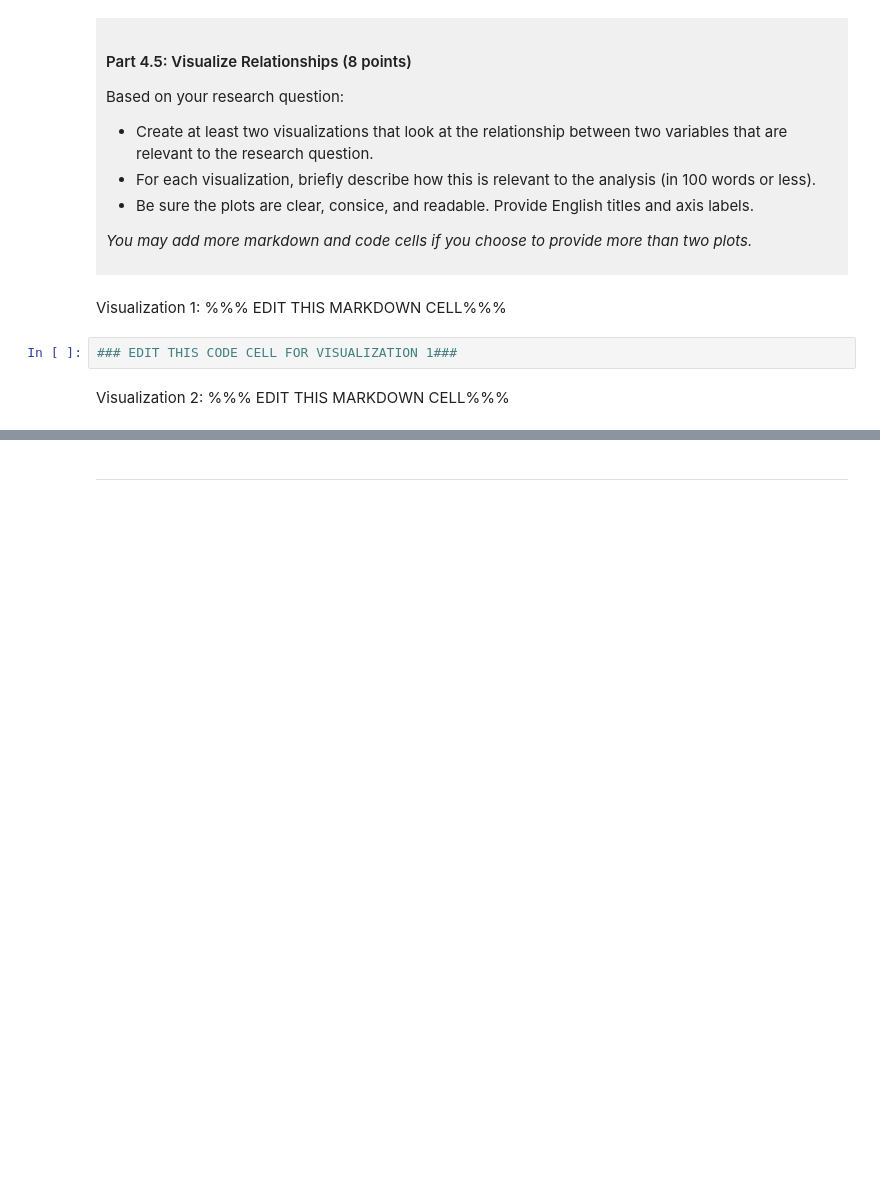
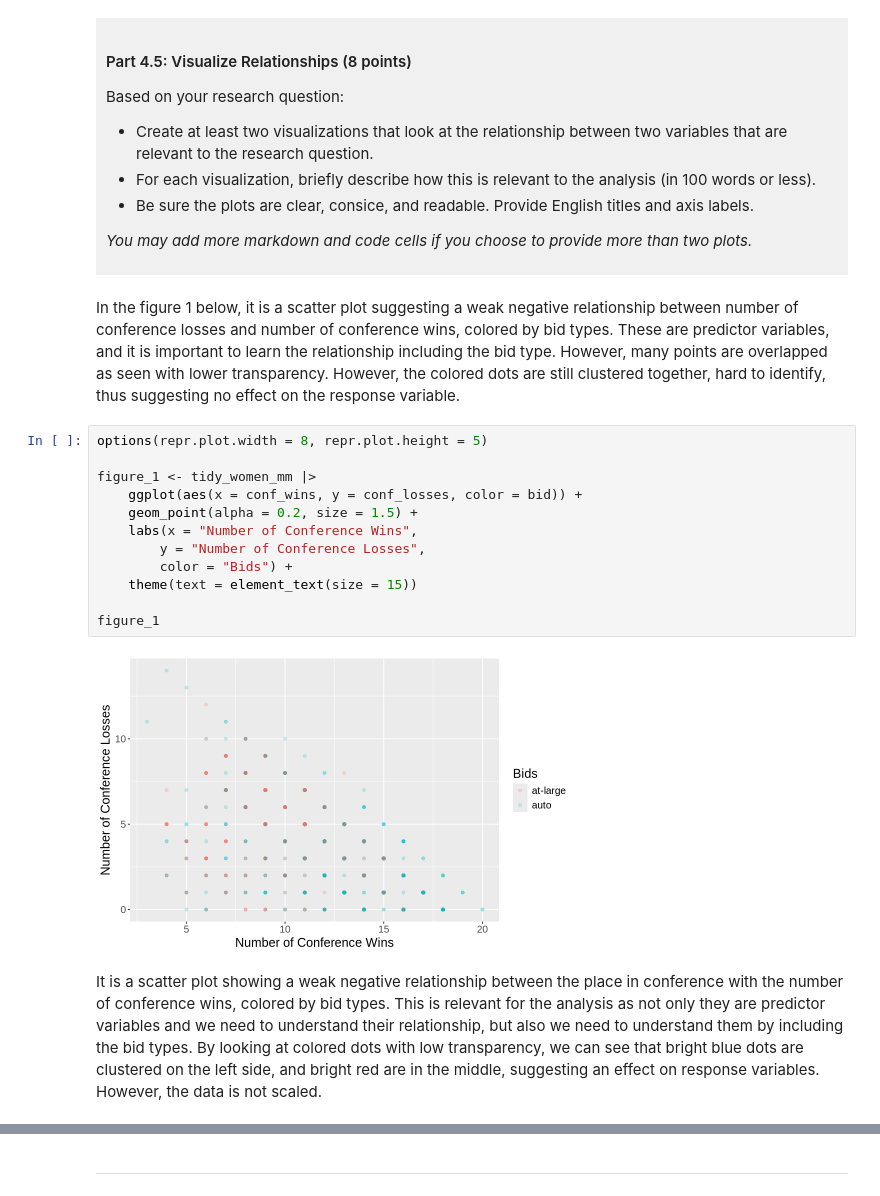
Before and after one commit to jqinggggg/dsci-100-project-junqing-ma, a Jupyter notebook: dsci-100-project-notebook.ipynb, the cells around one changed output, grey strips where cells are left out. Drawn from its saved outputs; the diff is of its cells as text; blank space fills up the shorter version.

```diff
--- a/dsci-100-project-notebook.ipynb
+++ b/dsci-100-project-notebook.ipynb
@@ -320,9 +372,21 @@ Based on your research question:
 *You may add more markdown and code cells if you choose to provide more than two plots.*
 </div>
 # %% [markdown]
-Visualization 1: %%% EDIT THIS MARKDOWN CELL%%%
+In the figure 1 below, it is a scatter plot suggesting a weak negative relationship between number of conference losses and number of conference wins, colored by bid types. These are predictor variables, and it is important to learn the relationship including the bid type. However, many points are overlapped as seen with lower transparency. However, the colored dots are still clustered together, hard to identify, thus suggesting no effect on the response variable.
-# %%
-### EDIT THIS CODE CELL FOR VISUALIZATION 1###
+# %%
+options(repr.plot.width = 8, repr.plot.height = 5)
+
+figure_1 <- tidy_women_mm |>
+    ggplot(aes(x = conf_wins, y = conf_losses, color = bid)) +
+    geom_point(alpha = 0.2, size = 1.5) +
+    labs(x = "Number of Conference Wins",
+        y = "Number of Conference Losses",
+        color = "Bids") +
+    theme(text = element_text(size = 15))
+
+figure_1
+# %% [output]
+[figure, added]
 # %% [markdown]
-Visualization 2: %%% EDIT THIS MARKDOWN CELL%%%
+It is a scatter plot showing a weak negative relationship between the place in conference with the number of conference wins, colored by bid types. This is relevant for the analysis as not only they are predictor variables and we need to understand their relationship, but also we need to understand them by including the bid types. By looking at colored dots with low transparency, we can see that bright blue dots are clustered on the left side, and bright red are in the middle, suggesting an effect on response variables. However, the data is not scaled.
 # %%
```
Also changed, not shown: parts of 7 cells of this notebook.
